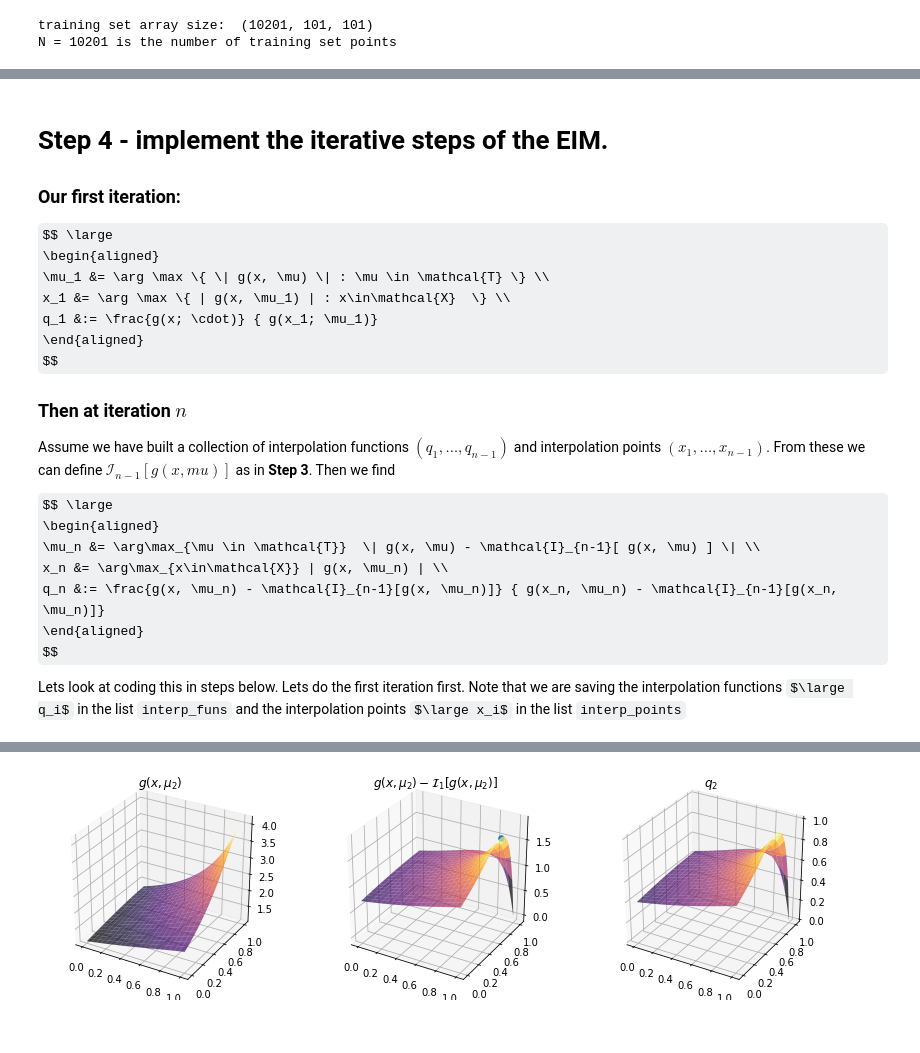
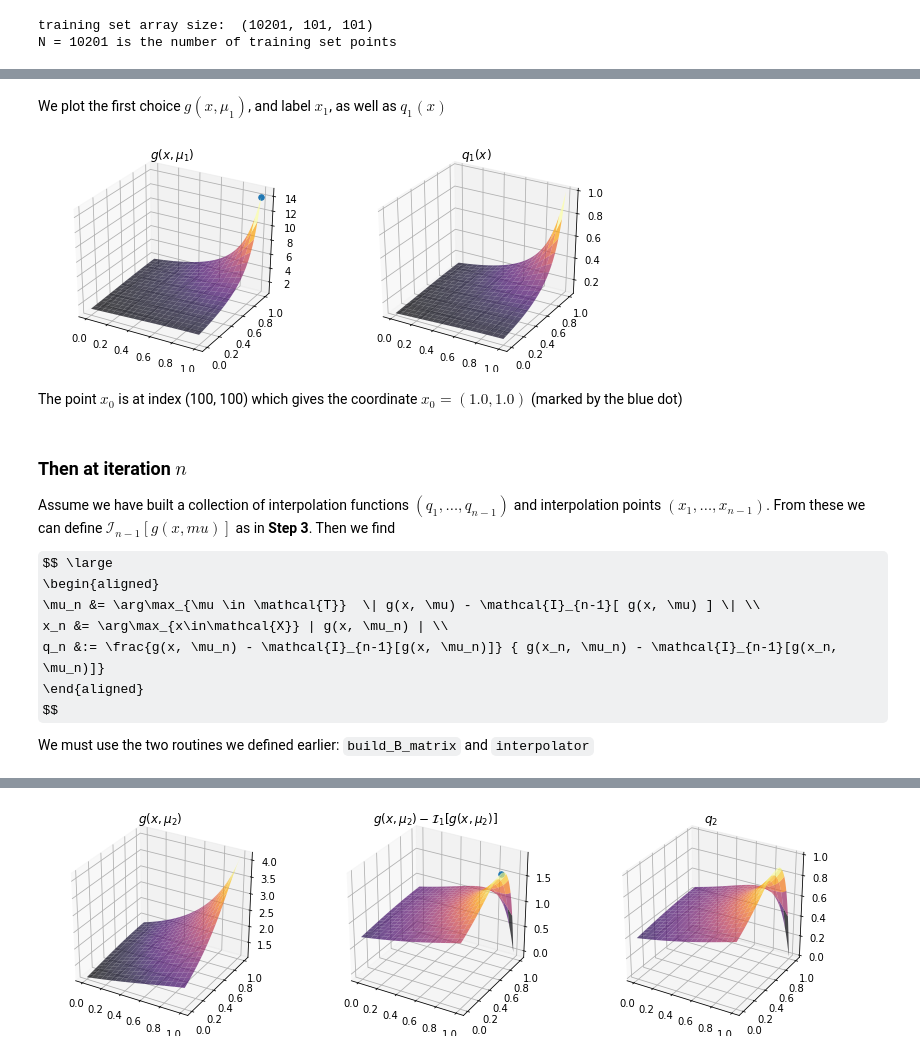
Before and after one commit to james-nichols/presentations_and_workshops, a Jupyter notebook: 2019_06_sparsity4psl/intro_to_EIM.ipynb, the cells around one changed output, grey strips where cells are left out. Cells and saved outputs as stored; diff of their text form; code cells hidden in the pictures; some formulas as TeX source.

````diff
--- a/2019_06_sparsity4psl/intro_to_EIM.ipynb
+++ b/2019_06_sparsity4psl/intro_to_EIM.ipynb
@@ -202,15 +211,39 @@ def interpolator(g, B_inv, interp_funs, interp_points):
+# %%
+n_iter = 6 # The number of iterations = num of interpolation points
+
+selected = []
+interp_funcs = []
+interp_points = []
+
+norms = np.array([norm(u) for u in training_set])
+
+first_choice = np.argmax(norms)
+
+first_x = np.unravel_index(np.argmax(training_set[first_choice]), training_set[first_choice].shape)
+
+selected.append(first_choice)
+interp_points.append(first_x)
+interp_funcs.append(training_set[first_choice] / training_set[first_choice][first_x])
+
+# Lets take a look:
+display(Latex(r'We plot the first choice $g(x, \mu_1)$, and label $x_1$, as well as $q_1(x)$'))
+
+fig = plt.figure(figsize=(10, 4))
+ax = fig.add_subplot(1, 2, 1, projection='3d')
+plot_R2_function(training_set[first_choice], ax, title = rf'$g(x, \mu_1)$')
+ax.scatter(first_x[1]/n_x_grid, first_x[0]/n_x_grid, training_set[first_choice][first_x], s=30)
+
+ax = fig.add_subplot(1, 2, 2, projection='3d')
+plot_R2_function(interp_funcs[-1], ax, title = rf'$q_1(x)$')
+plt.show()
+
+display(Latex(rf'The point $x_{0}$ is at index {first_x} which ' +
+              rf'gives the coordinate $x_{0} = {{{first_x[1]/n_x_grid, first_x[0]/n_x_grid}}}$ (marked by the blue dot)'))
+# %% [output]
+We plot the first choice $g(x, \mu_1)$, and label $x_1$, as well as $q_1(x)$
+[figure, added]
+The point $x_0$ is at index (100, 100) which gives the coordinate $x_0 = {(1.0, 1.0)}$ (marked by the blue dot)
 # %% [markdown]
-# Step 4 - implement the iterative steps of the EIM.
-
-### Our first iteration:
-
-$$ \large
-\begin{aligned}
-\mu_1 &= \arg \max \{ \| g(x, \mu) \| : \mu \in \mathcal{T} \} \\
-x_1 &= \arg \max \{ | g(x, \mu_1) | : x\in\mathcal{X}  \} \\
-q_1 &:= \frac{g(x; \cdot)} { g(x_1; \mu_1)}
-\end{aligned}
-$$
 
 ### Then at iteration $n$
 
@@ -224,4 +257,4 @@ q_n &:= \frac{g(x, \mu_n) - \mathcal{I}_{n-1}[g(x, \mu_n)]} { g(x_n, \mu_n) - \m
 \end{aligned}
 $$
 
-Lets look at coding this in steps below. Lets do the first iteration first. Note that we are saving the interpolation functions $\large q_i$ in the list ```interp_funs``` and the interpolation points $\large x_i$ in the list ```interp_points```
+We must use the two routines we defined earlier: ```build_B_matrix``` and ```interpolator```
````
Also changed, not shown: parts of 15 cells of this notebook.
